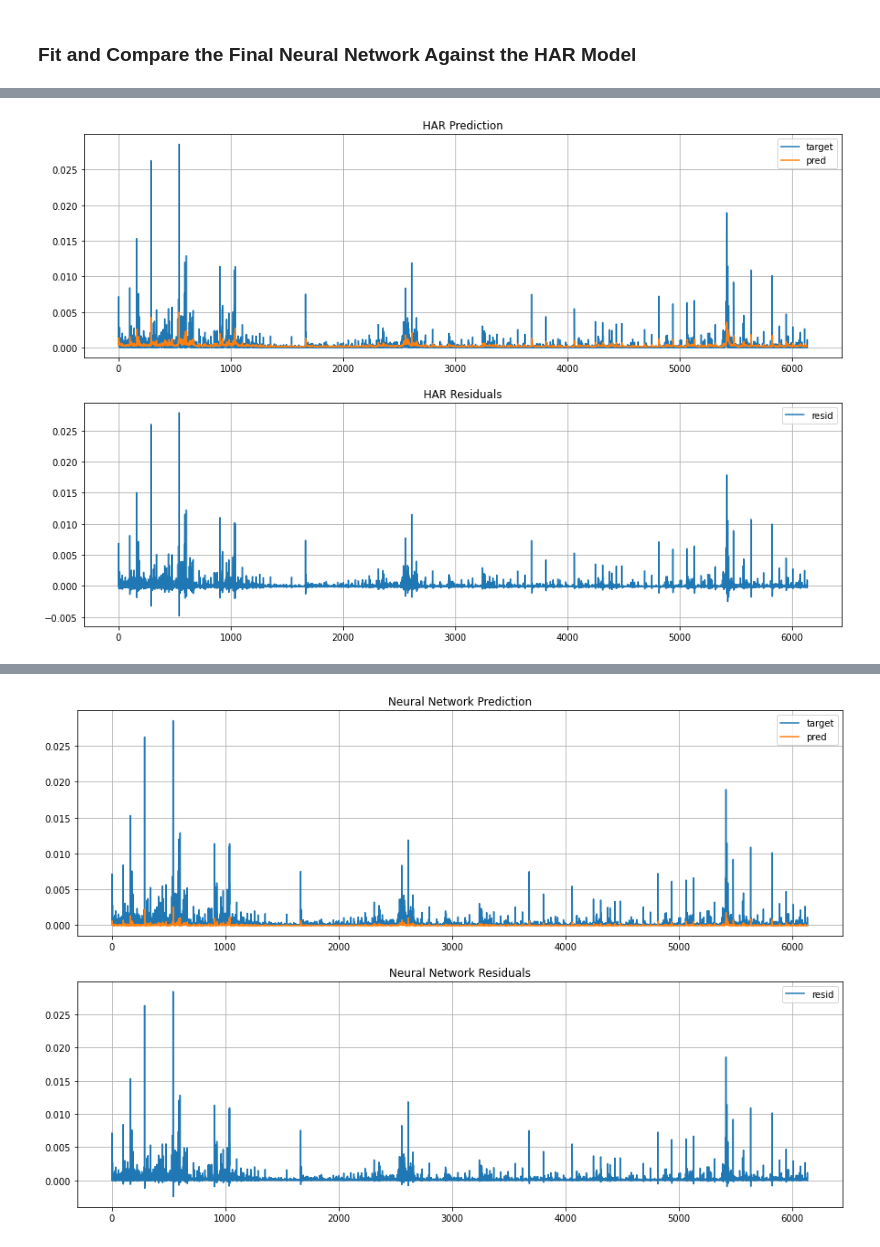
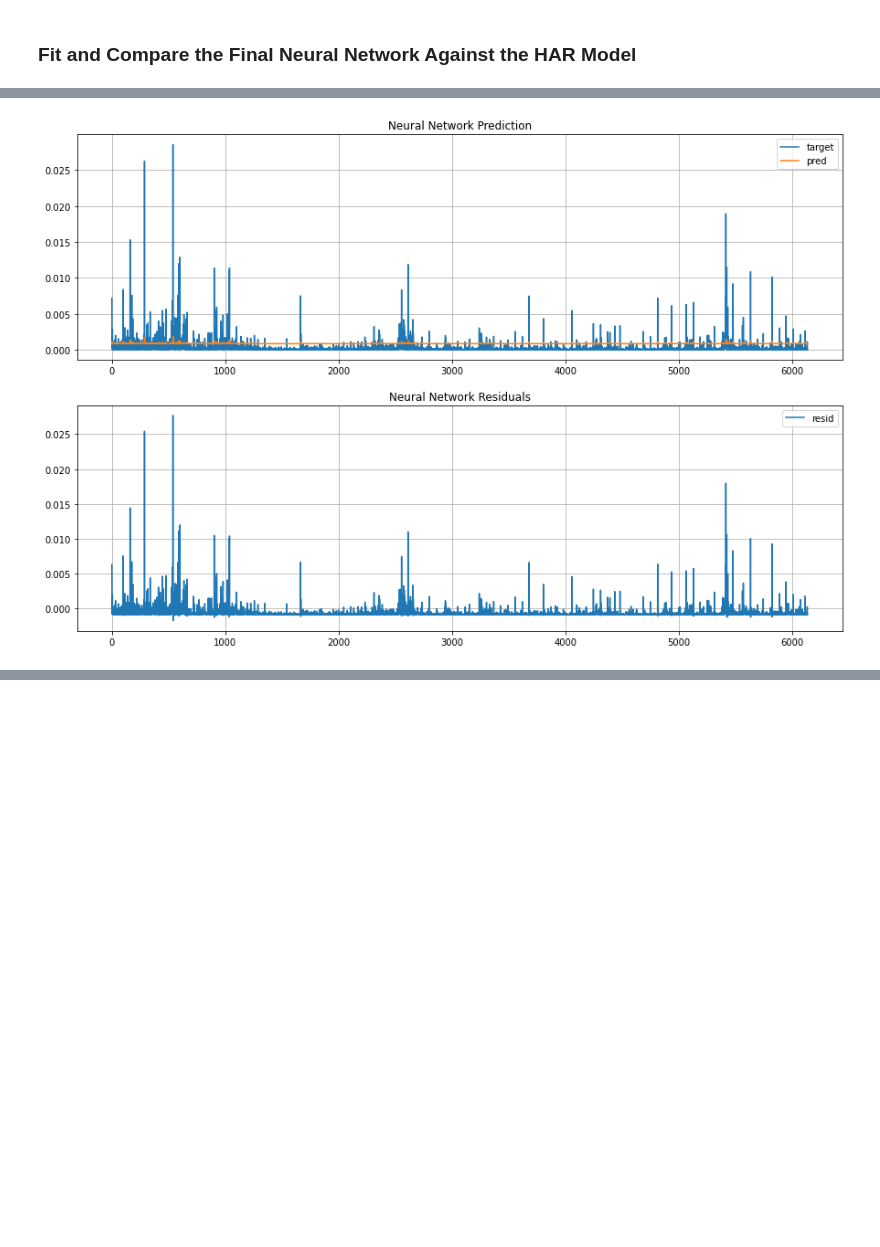
Before and after one commit to CodingNoob234/casestudy-neural-networks, a Jupyter notebook: main.ipynb, the cells around one changed output, grey strips where cells are left out. Drawn from its saved outputs; the diff is of its cells as text; code cells hidden in the pictures; blank space fills up the shorter version.

```diff
--- a/main.ipynb
+++ b/main.ipynb
@@ -62,8 +70,11 @@ for hidden_layers in hidden_layers_list:
 
             # fit and evaluate model through cross validation
             score_nn = kfolds_fit_and_evaluate_model(
-                model = ForwardNeuralNetwork(data_nn_train.x_t.shape[1], output_size = 1, hidden_layers = hidden_layers),
-                kfold = TimeSeriesSplit(n_splits = 10, max_train_size = 5000),
+                input_size = data_nn_train.x_t.shape[1],
+                output_size = 1,
+                hidden_layers = hidden_layers,
+                # model = ForwardNeuralNetwork(data_nn_train.x_t.shape[1], output_size = 1, hidden_layers = hidden_layers),
+                kfold = TimeSeriesSplit(n_splits = 10, max_train_size = None, test_size = 500, gap = 25), # the test_size = len(data) // (n_splits + 1)
                 data = data_nn_train,
                 lr = lr,
                 epochs = epochs,
@@ -109,7 +120,7 @@ except:
     print("No params from cross validation, using own params instead")
     print("Or specifically specified to use own params")
     epochs = 10
-    hidden_layers = [2,] # zero or one with 2 nodes
+    hidden_layers = [] # zero or one with 2 nodes
     lr = .005
 
 #=========================================================================================
@@ -126,6 +137,7 @@ har_output = output
 
 print(f"HAR out-of-sample loss: {loss}")
 
+plot = False
 if plot:
     # plot prediction versus true daily volatility
     fig, axs = plt.subplots(2,1, figsize = (15, 10))
@@ -160,6 +172,7 @@ nn_output =  output.detach().numpy().reshape(-1,)
 
 print(f"NN out-of-sample loss: {loss}")
 
+plot = True
 if plot:
     # plot prediction versus true daily volatility
     fig, axs = plt.subplots(2,1, figsize = (15,10))
@@ -180 +195 @@ HAR out-of-sample loss: 9.87885357098115e-07
-[figure, old version]
+[figure, new version]
@@ -183,4 +196,3 @@ NN out-of-sample loss: 1.0088493809234933e-06
-[figure, removed]
 # %%
 #=========================================================================================
 #====================================DIEBOLD-MARIANO======================================
```
Also changed, not shown: parts of 11 cells of this notebook, 2 other files.
